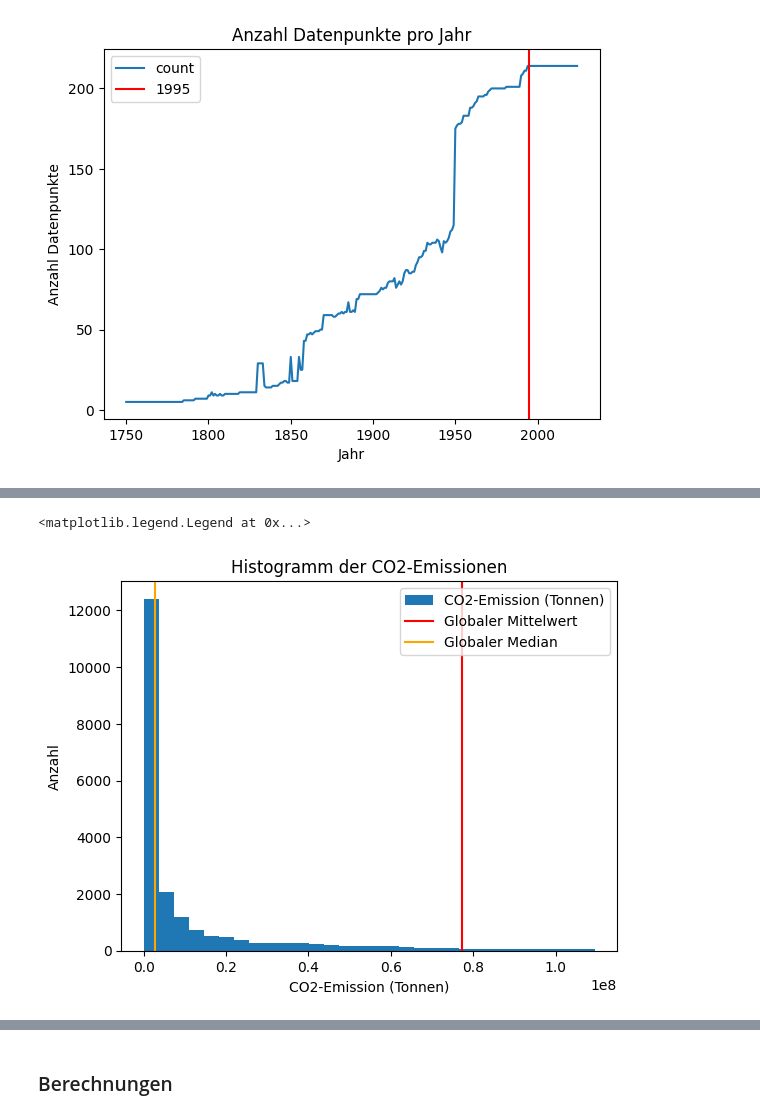
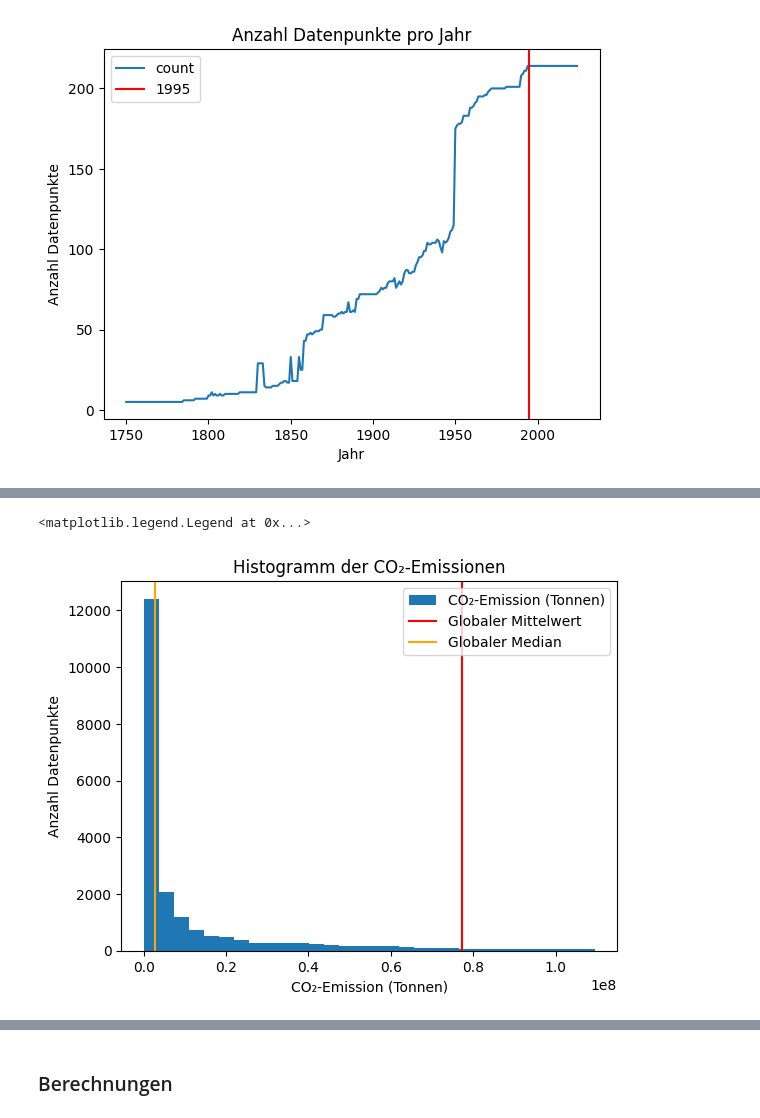
Before and after one commit to itulahjess/LN_2_Github_Python, a Jupyter notebook: Leistungsnachweis CO2-Emission.ipynb, the cells around one changed output, grey strips where cells are left out. Drawn from its saved outputs; the diff is of its cells as text; code cells hidden in the pictures.

```diff
--- a/Leistungsnachweis CO2-Emission.ipynb
+++ b/Leistungsnachweis CO2-Emission.ipynb
@@ -147,20 +147,20 @@ df.describe()
 | 75% | 1997.000000 | 2.284310e+07 |
 | max | 2024.000000 | 1.228904e+10 |
 # %%
-data_filtered = df[df['CO2-Emission (Tonnen)'] <= df['CO2-Emission (Tonnen)'].quantile(0.90)]
-g = data_filtered['CO2-Emission (Tonnen)'].plot(
+data_filtered = df[df['CO\u2082-Emission (Tonnen)'] <= df['CO\u2082-Emission (Tonnen)'].quantile(0.90)]
+g = data_filtered['CO\u2082-Emission (Tonnen)'].plot(
     kind='hist',
     bins=30,
-    title='Histogramm der CO2-Emissionen',
-    xlabel='CO2-Emission (Tonnen)',
-    ylabel='Anzahl'
+    title='Histogramm der CO\u2082-Emissionen',
+    xlabel='CO\u2082-Emission (Tonnen)',
+    ylabel='Anzahl Datenpunkte'
 )
-g.axvline(df['CO2-Emission (Tonnen)'].mean(), color='red', label='Globaler Mittelwert')
-g.axvline(df['CO2-Emission (Tonnen)'].median(), color='orange', label='Globaler Median')
+g.axvline(df['CO\u2082-Emission (Tonnen)'].mean(), color='red', label='Globaler Mittelwert')
+g.axvline(df['CO\u2082-Emission (Tonnen)'].median(), color='orange', label='Globaler Median')
 g.legend()
 # %% [output]
 <matplotlib.legend.Legend at 0x...>
-[figure, old version]
+[figure, new version]
 # %% [markdown]
 ## 4. Analyse
 
```
Also changed, not shown: parts of 4 cells of this notebook.
